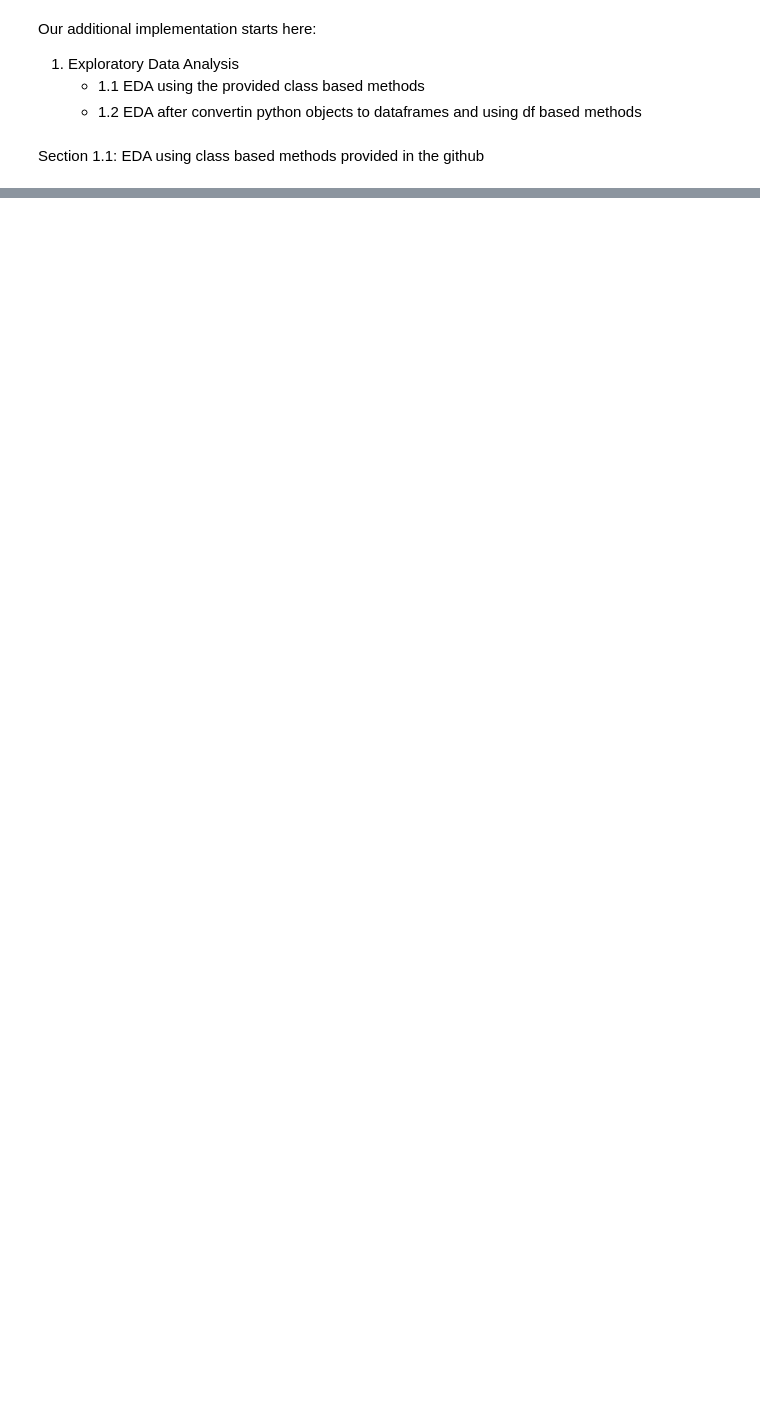
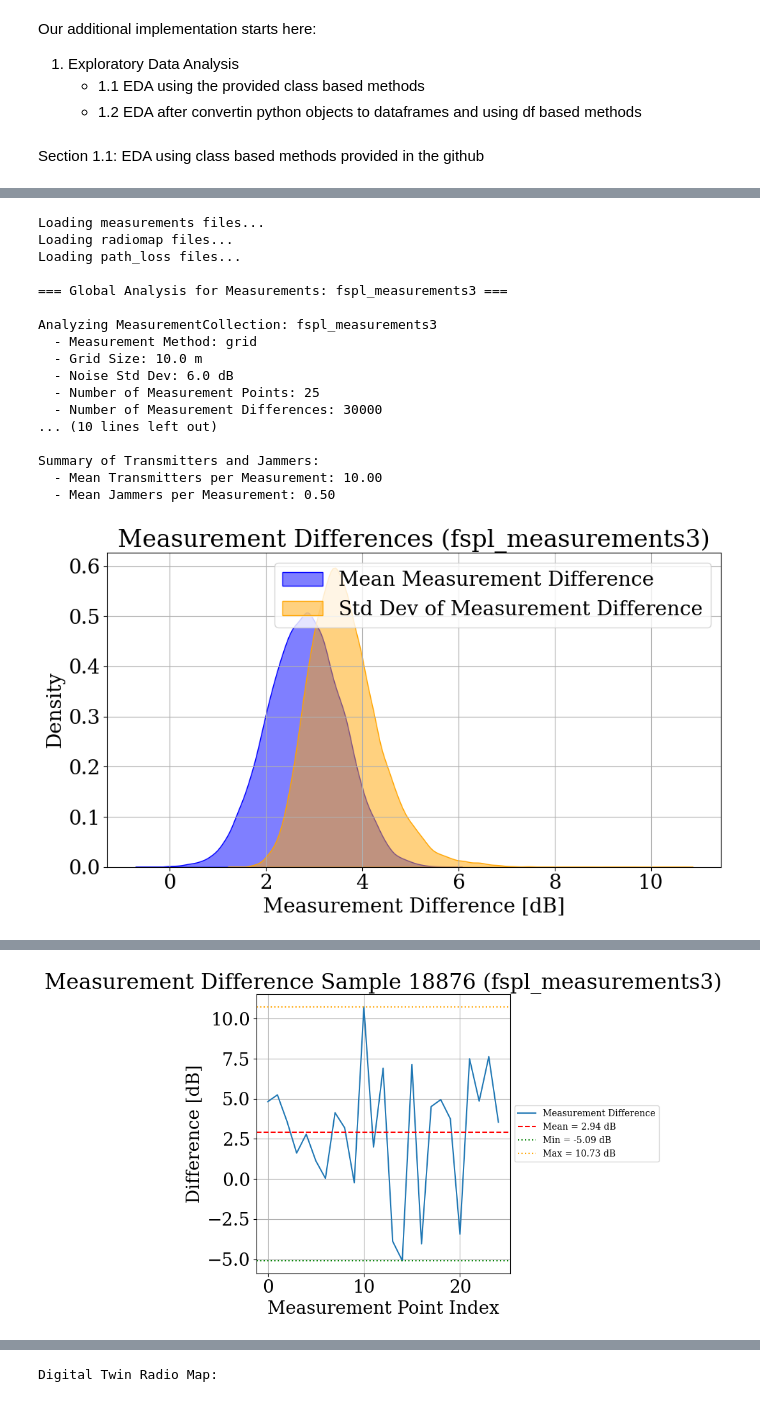
Before and after one commit to laureneckert/ecommsproject, a Jupyter notebook: notebooks/eckert_ecomms_final_project.ipynb, the cells around one changed output, grey strips where cells are left out. Saved outputs shown, nothing was run; the diff lists cells and outputs as text; code cells hidden in the pictures; blank space fills up the shorter version.

Commit message:
analysis methods done

```diff
--- a/notebooks/eckert_ecomms_final_project.ipynb
+++ b/notebooks/eckert_ecomms_final_project.ipynb
@@ -816,0 +915,77 @@ Attributes: ['__class__', '__delattr__', '__dict__', '__dir__', '__doc__', '__eq
+# %%
+# Define the dataset directory
+dataset_dir = os.path.join(module_path, 'datasets')
+
+# File types and filters
+file_types = ["measurements", "radiomap", "path_loss"]
+filters = {"noise_std": 6, "grid_size": 10}  # Example filter for measurements files
+
+# Load and process files
+all_files_with_metadata = []
+for data_type in file_types:
+    print(f"Loading {data_type} files...")
+    metadata_table = load_metadata_table(data_type=data_type)
+
+    if data_type == "measurements":
+        # Apply filtering to measurement files
+        filtered_metadata = filter_measurements(metadata_table, filters)
+        if not filtered_metadata.empty:
+            files_with_metadata = load_files_with_metadata(dataset_dir, filtered_metadata)
+            all_files_with_metadata.extend(files_with_metadata)
+        else:
+            print(f"No {data_type} files match the filters: {filters}")
+    else:
+        # Process radiomap and path_loss files without filtering
+        files_with_metadata = load_files_with_metadata(dataset_dir, metadata_table)
+        all_files_with_metadata.extend(files_with_metadata)
+
+# Analyze and visualize
+for file_data in all_files_with_metadata:
+    obj = file_data['object']
+    metadata = file_data['metadata']
+
+    # Truncate the file name to its base name for cleaner output
+    truncated_file_name = os.path.basename(metadata['filename'])
+
+    if isinstance(obj, rmu.MeasurementCollection):
+        print(f"\n=== Global Analysis for Measurements: {truncated_file_name} ===")
+        analyze_measurement_collection(obj, metadata)
+
+        print(f"\n=== Instance-Based Insights for Measurements: {truncated_file_name} ===")
+        sample_and_visualize_measurement(obj, metadata)
+
+    elif isinstance(obj, list) and all(isinstance(item, rmu.RadioMap) for item in obj):
+        print(f"\n=== Global Analysis for RadioMaps: {truncated_file_name} ===")
+        analyze_radio_map_collection(obj, metadata)
+
+        print(f"\n=== Instance-Based Insights for RadioMaps: {truncated_file_name} ===")
+        sample_and_compare_radio_maps(obj, metadata, num_samples=1)
+
+    elif isinstance(obj, plu.PathLossMapCollection):
+        print(f"\n=== Global Analysis for PathLossMaps: {truncated_file_name} ===")
+        analyze_path_loss_collection(obj, metadata, file_data['file_name'])
+
+        print(f"\n=== Instance-Based Insights for PathLossMaps: {truncated_file_name} ===")
+        sample_and_visualize_path_loss_map(obj, metadata)
+
+    else:
+        print(f"Unknown object type for {truncated_file_name}. Skipping...")
+# %% [output]
+Loading measurements files...
+Loading radiomap files...
+Loading path_loss files...
+
+=== Global Analysis for Measurements: fspl_measurements3 ===
+
+Analyzing MeasurementCollection: fspl_measurements3
+  - Measurement Method: grid
+  - Grid Size: 10.0 m
+  - Noise Std Dev: 6.0 dB
+  - Number of Measurement Points: 25
+  - Number of Measurement Differences: 30000
+... (10 lines left out)
+
+Summary of Transmitters and Jammers:
+  - Mean Transmitters per Measurement: 10.00
+  - Mean Jammers per Measurement: 0.50
+[figure, added]
@@ -816,0 +1003 @@ Attributes: ['__class__', '__delattr__', '__dict__', '__dir__', '__doc__', '__eq
+[figure, added]
@@ -816,0 +1032 @@ Attributes: ['__class__', '__delattr__', '__dict__', '__dir__', '__doc__', '__eq
+Digital Twin Radio Map:
```
Also changed, not shown: parts of 11 cells of this notebook.
